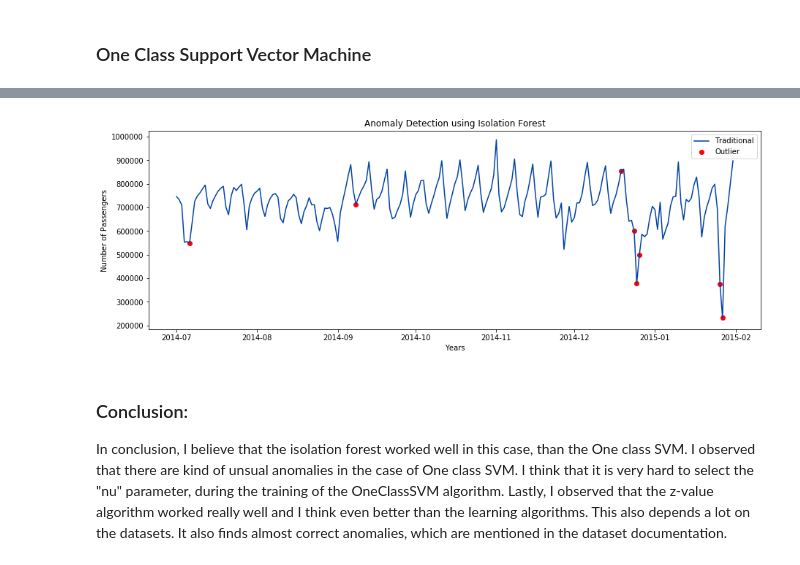
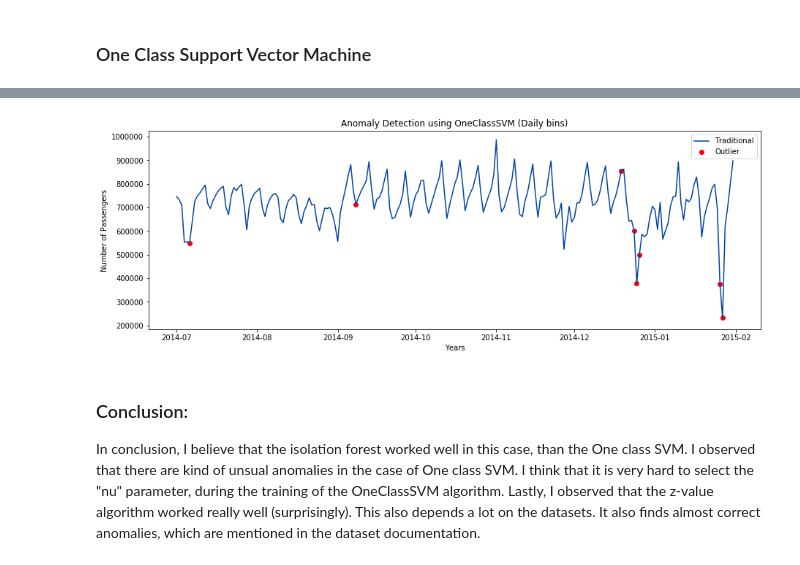
Before and after one commit to Ruturaj4/d_st_reams_of_anomalies, a Jupyter notebook: notebooks/1.0-rkv-d-st-reams-of-anomalies.ipynb, the cells around one changed output, grey strips where cells are left out. Drawn from its saved outputs; the diff is of its cells as text; code cells hidden in the pictures.

```diff
--- a/notebooks/1.0-rkv-d-st-reams-of-anomalies.ipynb
+++ b/notebooks/1.0-rkv-d-st-reams-of-anomalies.ipynb
@@ -259,17 +259,17 @@ a = data.loc[data['anomaly'] == 1, ['timestamp', 'value']]
 # %%
 # Anomaly Visualisation using isolation forest
 plt.figure(figsize=(15, 5))
-plt.title("Anomaly Detection using OneClassSVM")
 plt.plot(taxi_daily.timestamp, taxidt_daily.value, color="#0043A4", label="Traditional")
 plt.scatter(a.timestamp, a.value, color="r", label="Outlier")
 plt.ylabel("Number of Passengers")
 plt.xlabel("Years")
+plt.title("Anomaly Detection using OneClassSVM (Daily bins)")
 plt.grid(False)
 plt.legend(loc="best")
 plt.show()
 # %% [output]
-[figure, old version]
+[figure, new version]
 # %% [markdown]
 ### Conclusion:
 
-In conclusion, I believe that the isolation forest worked well in this case, than the One class SVM. I observed that there are kind of unsual anomalies in the case of One class SVM. I think that it is very hard to select the "nu" parameter, during the training of the OneClassSVM algorithm. Lastly, I observed that the z-value algorithm worked really well and I think even better than the learning algorithms. This also depends a lot on the datasets. It also finds almost correct anomalies, which are mentioned in the dataset documentation.
+In conclusion, I believe that the isolation forest worked well in this case, than the One class SVM. I observed that there are kind of unsual anomalies in the case of One class SVM. I think that it is very hard to select the "nu" parameter, during the training of the OneClassSVM algorithm. Lastly, I observed that the z-value algorithm worked really well (surprisingly). This also depends a lot on the datasets. It also finds almost correct anomalies, which are mentioned in the dataset documentation.
```
Also changed, not shown: parts of 4 cells of this notebook, 8 other files.
